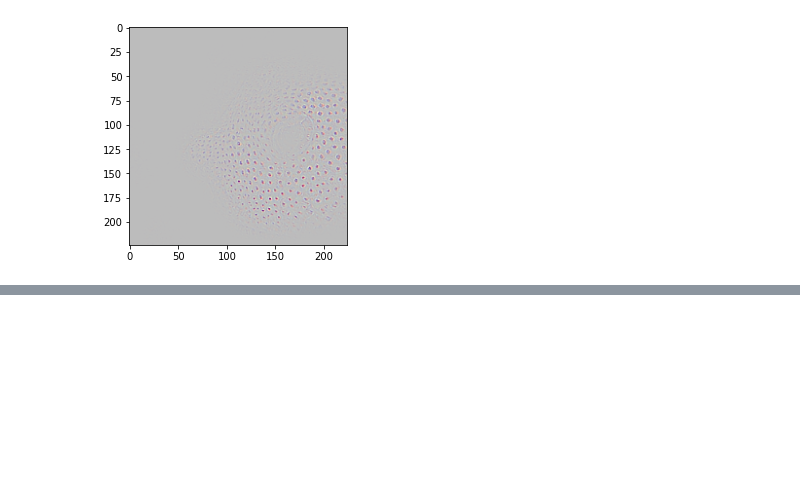
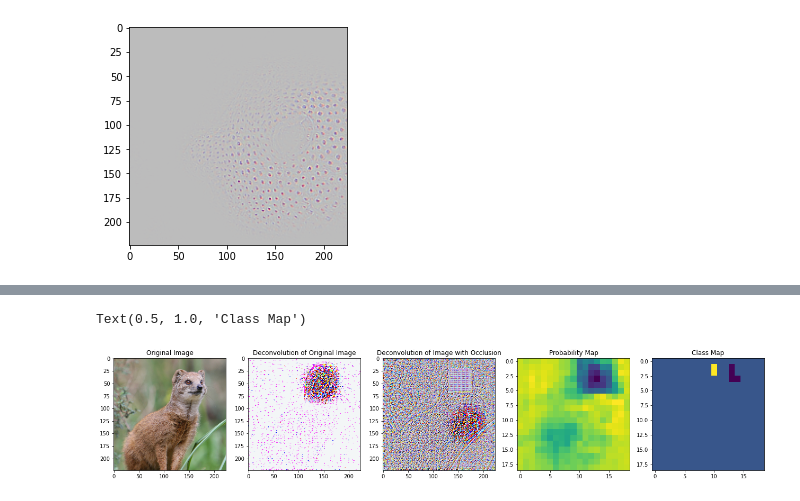
Before and after one commit to shreypatil/Visualize-CNN, a Jupyter notebook: Model/pretrained.ipynb, the cells around one changed output, grey strips where cells are left out. Cells and saved outputs as stored; diff of their text form; code cells hidden in the pictures; blank space fills up the shorter version.

```diff
--- a/Model/pretrained.ipynb
+++ b/Model/pretrained.ipynb
@@ -214,0 +273,38 @@ plt.imshow(img_out)
+# %%
+class_map, prob_map = generate_class_map(img, 298, 55, 10)
+# %%
+img = cv2.cvtColor(cv2.imread('mong.JPEG'), cv2.COLOR_BGR2RGB)
+occ_sz = 50
+img_cpy = transform(img)
+res = model(img_cpy, 9, zero_type='pixel')
+img_out_og = res['deconv'].permute(1, 2, 0).detach().cpu().numpy()
+img_out_og = (img_out_og - img_out_og.min()) / (img_out_og.max() - img_out_og.min())
+img_out_og = (img_out_og * 255).astype(np.uint8)
+# %%
+img_cpy = transform(img.copy())
+img_cpy[:, 20:20 + occ_sz, 130:130 + occ_sz] = 0.5
+res = model(img_cpy, 9, zero_type='pixel')
+img_out_occ = res['deconv'].permute(1, 2, 0).detach().cpu().numpy()
+img_out_occ = (img_out_occ - img_out_occ.min()) / (img_out_occ.max() - img_out_occ.min())
+img_out_occ = (img_out_occ * 255).astype(np.uint8)
+# %%
+fig, ax = plt.subplots(1, 5, figsize=(22, 18))
+fig.set_facecolor('white')
+
+ax[0].imshow(cc224(img))
+ax[0].set_title('Original Image')
+
+ax[1].imshow(hist_eq(img_out_og))
+ax[1].set_title('Deconvolution of Original Image')
+
+ax[2].imshow(hist_eq(img_out_occ))
+ax[2].set_title('Deconvolution of Image with Occlusion')
+
+ax[3].imshow(prob_map)
+ax[3].set_title('Probability Map')
+
+ax[4].imshow(class_map)
+ax[4].set_title('Class Map')
+# %% [output]
+Text(0.5, 1.0, 'Class Map')
+[figure, added]
```
Also changed, not shown: parts of 8 cells of this notebook, 1 other file.
